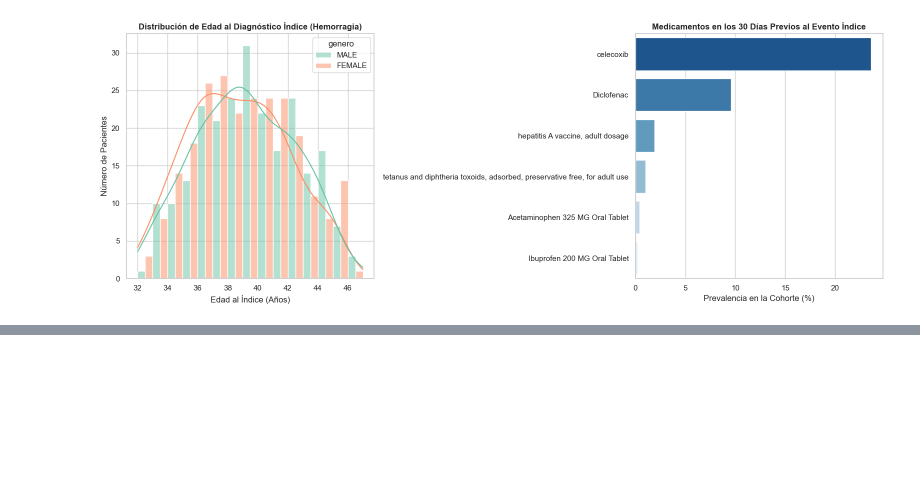
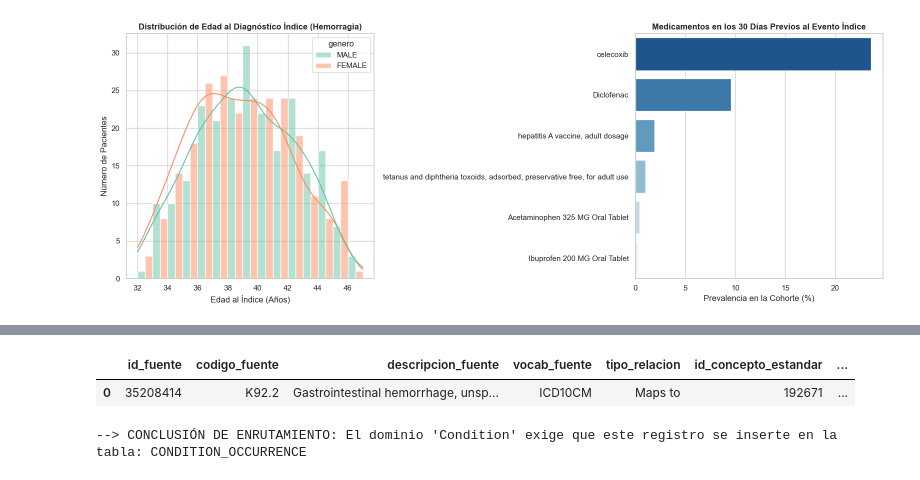
Before and after one commit to jdposada/diplomado_urosario, a Jupyter notebook: eunomia_omop_showcase_es.ipynb, the cells around one changed output, grey strips where cells are left out. Saved outputs shown, nothing was run; the diff lists cells and outputs as text; code cells hidden in the pictures; blank space fills up the shorter version.

```diff
--- a/eunomia_omop_showcase_es.ipynb
+++ b/eunomia_omop_showcase_es.ipynb
@@ -643,0 +784,55 @@ Passing `palette` without assigning `hue` is deprecated and will be removed in v
+# %%
+# @title Ejercicio 2: Mapeo y Enrutamiento con CONCEPT_RELATIONSHIP { display-mode: 'form' }
+# @markdown ### Consultar Mapeo y Dominio de Destino para Códigos Fuente
+codigo_a_consultar = "K92.2"  # @param ["K92.2", "J01.90", "Z00.00", "00093-0174-01"] {type:"raw", allow-input: true}
+mostrar_explicacion = False  # @param {type:"boolean"}
+
+consulta_ej2 = f"""
+select
+    c_fuente.concept_id as id_fuente,
+    c_fuente.concept_code as codigo_fuente,
+    c_fuente.concept_name as descripcion_fuente,
+    c_fuente.vocabulary_id as vocab_fuente,
+    cr.relationship_id as tipo_relacion,
+    c_est.concept_id as id_concepto_estandar,
+    c_est.concept_name as nombre_concepto_estandar,
+    c_est.domain_id as dominio_destino,
+    c_est.vocabulary_id as vocab_estandar
+from concept c_fuente
+join concept_relationship cr on c_fuente.concept_id = cr.concept_id_1
+join concept c_est on cr.concept_id_2 = c_est.concept_id
+where c_fuente.concept_code = '{codigo_a_consultar}'
+  and cr.relationship_id = 'Maps to'
+"""
+
+res_ej2 = con.execute(consulta_ej2).df()
+if not res_ej2.empty:
+    display(res_ej2)
+    dominio = res_ej2['dominio_destino'].iloc[0]
+    tabla_omop = {
+        'Condition': 'CONDITION_OCCURRENCE',
+        'Observation': 'OBSERVATION',
+        'Procedure': 'PROCEDURE_OCCURRENCE',
+        'Measurement': 'MEASUREMENT',
+        'Drug': 'DRUG_EXPOSURE'
+    }.get(dominio, f"{dominio.upper()} (tabla correspondiente)")
+    print(f"\n--> CONCLUSIÓN DE ENRUTAMIENTO: El dominio '{dominio}' exige que este registro se inserte en la tabla: {tabla_omop}")
+else:
+    print(f"No se encontró un mapeo directo 'Maps to' para el código '{codigo_a_consultar}'. En un ETL de producción, esto generaría concept_id = 0 preservando el texto en *_source_value.")
+
+if mostrar_explicacion:
+    print("""
+    -----------------------------------------------------------------------------------
+    REGLA DE ORO DE OHDSI (DOMAIN ROUTING):
+    A diferencia de una base de datos relacional tradicional donde un diagnóstico siempre va a
+    la tabla de 'diagnósticos', en OMOP CDM es el DOMINIO DEL CONCEPTO ESTÁNDAR DESTINO
+    el que decide la tabla final.
+    Ejemplo:
+    - Código CIE-10 'Z00.00' (Examen médico general): Es un código diagnóstico en el EHR, pero
+      su concepto estándar SNOMED (4060000) tiene domain_id = 'Observation'.
+      Por lo tanto, DEBE insertarse en la tabla OBSERVATION y NUNCA en CONDITION_OCCURRENCE.
+    -----------------------------------------------------------------------------------""")
+# %% [output]
+|  | id_fuente | codigo_fuente | descripcion_fuente | vocab_fuente | tipo_relacion | id_concepto_estandar | ... |
+| 0 | 35208414 | K92.2 | Gastrointestinal hemorrhage, unsp... | ICD10CM | Maps to | 192671 | ... |
+--> CONCLUSIÓN DE ENRUTAMIENTO: El dominio 'Condition' exige que este registro se inserte en la tabla: CONDITION_OCCURRENCE
```
Also changed, not shown: parts of 16 cells of this notebook.
